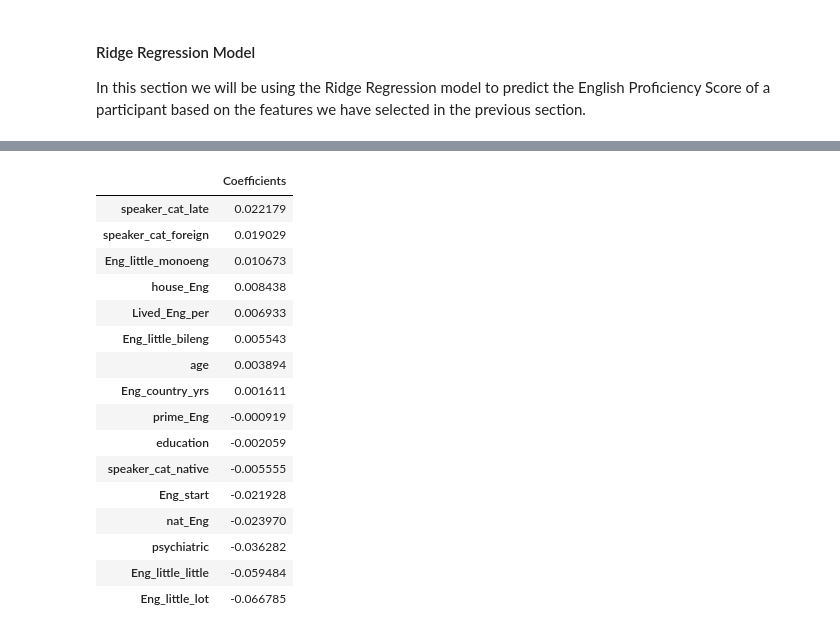
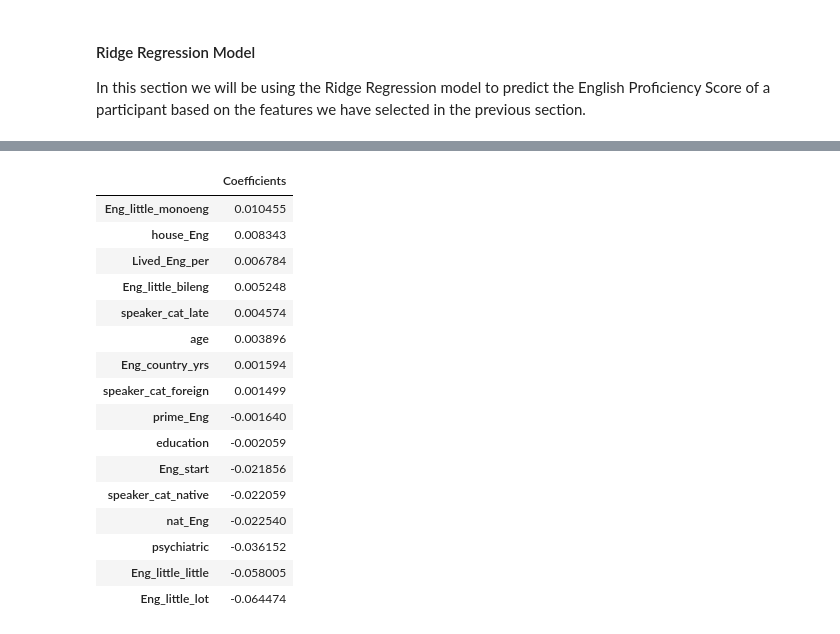
Before and after one commit to UBC-MDS/english-score-predictor, a Jupyter notebook: src/English Language Learning Ability Prediction.ipynb, the cells around one changed output, grey strips where cells are left out. Drawn from its saved outputs; the diff is of its cells as text; code cells hidden in the pictures.

Commit message:
updated Lasso model section

```diff
--- a/src/English Language Learning Ability Prediction.ipynb
+++ b/src/English Language Learning Ability Prediction.ipynb
@@ -638,26 +640,25 @@ The next model that we created is a Lasso Regression model. Lasso stands for Lea
 # %%
-from sklearn.linear_model import Lasso, LassoCV
+from sklearn.linear_model import Lasso
 from sklearn.model_selection import RandomizedSearchCV
+from scipy.stats import loguniform
 
 # Set alphas to search over for Lasso
 lasso_dist = {
-    'lasso__alpha': 10.0 ** np.arange(-6, 6, 1)
+    'lasso__alpha': loguniform(1e-6, 1e6)
 }
 
-# # ASK NANDO IF HE IS USING LassoCV or Random + Lasso
-# # Make the Lasso pipeline - CV
-# lassocv_pipe = make_pipeline(preprocessor, LassoCV(alphas=lasso_dist['lasso__alpha'], max_iter=1000, cv=10))
-# lassocv_pipe.fit(X_train, y_train)
+# Make the Lasso pipeline & search best alpha
+lasso_pipe = make_pipeline(preprocessor, Lasso())
+lasso_search = RandomizedSearchCV(
+    lasso_pipe,
+    param_distributions=lasso_dist,
+    scoring="neg_root_mean_squared_error",
+    return_train_score=True,
+    n_iter=30,
+    cv=10,
+    random_state=123,
+    n_jobs=-1
+)
 
-# Make the Lasso pipeline
-lasso_pipe = make_pipeline(preprocessor, Lasso(random_state=123, max_iter=1000))
-lasso_search = RandomizedSearchCV(lasso_pipe,
-                                  param_distributions=lasso_dist,
-                                  scoring="neg_root_mean_squared_error",
-                                  return_train_score=True,
-                                  n_iter=100,
-                                  cv=10,
-                                  random_state=123,
-                                  n_jobs=-1)
 lasso_search.fit(X_train, y_train)
 # %% [output]
@@ -685,25 +722,30 @@ Using our optimal `alpha` value, we are able to look at the learned coefficients
 # %%
-best_pipe = make_pipeline(preprocessor, Lasso(alpha=best_alpha['lasso__alpha']))
+# Checking the learned coefficients
+best_pipe = make_pipeline(preprocessor, Lasso(alpha=lasso_search.best_params_['lasso__alpha']))
 best_pipe.fit(X_train, y_train)
+
+# Get the feature names from the preprocessor
 best_pipe_coeffs = best_pipe.named_steps["lasso"].coef_
 pd.DataFrame(
-    data=best_pipe_coeffs, index=X_train_enc.columns, columns=["Coefficients"]
+    data=best_pipe_coeffs,
+    index=X_train_enc.columns,
+    columns=["Coefficients"]
 ).sort_values(by="Coefficients", ascending=False)
 # %% [output]
 |  | Coefficients |
-| speaker_cat_late | 0.022179 |
-| speaker_cat_foreign | 0.019029 |
-| Eng_little_monoeng | 0.010673 |
-| house_Eng | 0.008438 |
-| Lived_Eng_per | 0.006933 |
-| Eng_little_bileng | 0.005543 |
-| age | 0.003894 |
-| Eng_country_yrs | 0.001611 |
-| prime_Eng | -0.000919 |
+| Eng_little_monoeng | 0.010455 |
+| house_Eng | 0.008343 |
+| Lived_Eng_per | 0.006784 |
+| Eng_little_bileng | 0.005248 |
+| speaker_cat_late | 0.004574 |
+| age | 0.003896 |
+| Eng_country_yrs | 0.001594 |
+| speaker_cat_foreign | 0.001499 |
+| prime_Eng | -0.001640 |
 | education | -0.002059 |
-| speaker_cat_native | -0.005555 |
-| Eng_start | -0.021928 |
-| nat_Eng | -0.023970 |
-| psychiatric | -0.036282 |
-| Eng_little_little | -0.059484 |
-| Eng_little_lot | -0.066785 |
+| Eng_start | -0.021856 |
+| speaker_cat_native | -0.022059 |
+| nat_Eng | -0.022540 |
+| psychiatric | -0.036152 |
+| Eng_little_little | -0.058005 |
+| Eng_little_lot | -0.064474 |
```
Also changed, not shown: parts of 17 cells of this notebook.
